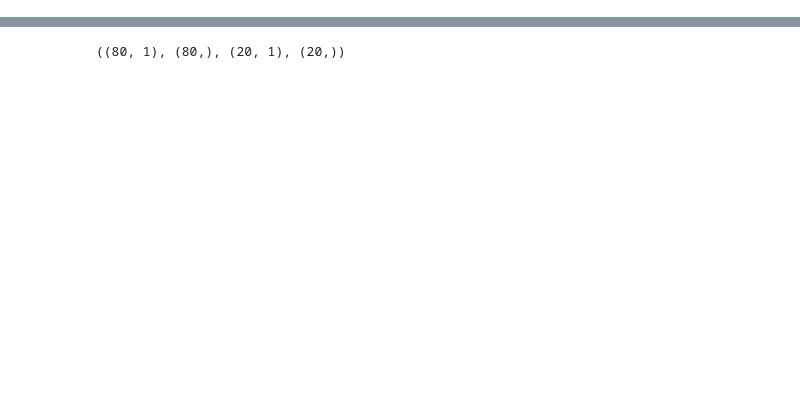
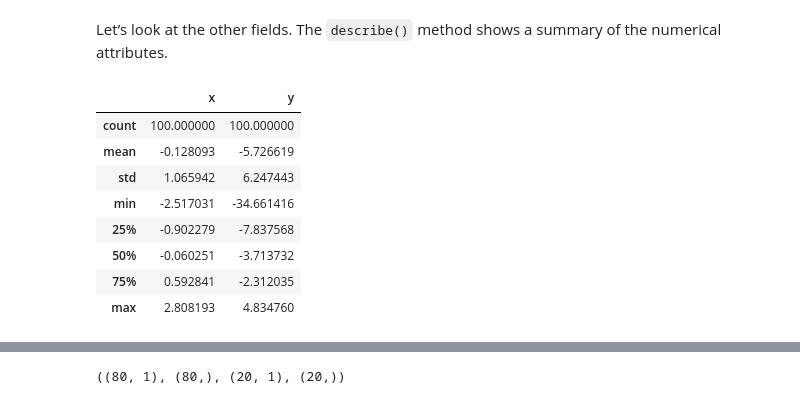
Before and after one commit to mostafaghadimi/IEEE-HandsOn, a Jupyter notebook: Regression.ipynb, the cells around one changed output, grey strips where cells are left out. Cells and saved outputs as stored; diff of their text form; code cells hidden in the pictures; blank space fills up the shorter version.

```diff
--- a/Regression.ipynb
+++ b/Regression.ipynb
@@ -63,0 +111,14 @@ The reason of splitting the data is to keep some data for test to evaluate the
+# %% [markdown]
+Let’s look at the other fields. The `describe()` method shows a summary of the numerical attributes.
+# %%
+simple_dataset.describe()
+# %% [output]
+|  | x | y |
+| count | 100.000000 | 100.000000 |
+| mean | -0.128093 | -5.726619 |
+| std | 1.065942 | 6.247443 |
+| min | -2.517031 | -34.661416 |
+| 25% | -0.902279 | -7.837568 |
+| 50% | -0.060251 | -3.713732 |
+| 75% | 0.592841 | -2.312035 |
+| max | 2.808193 | 4.834760 |
```
Also changed, not shown: parts of 124 cells of this notebook.
